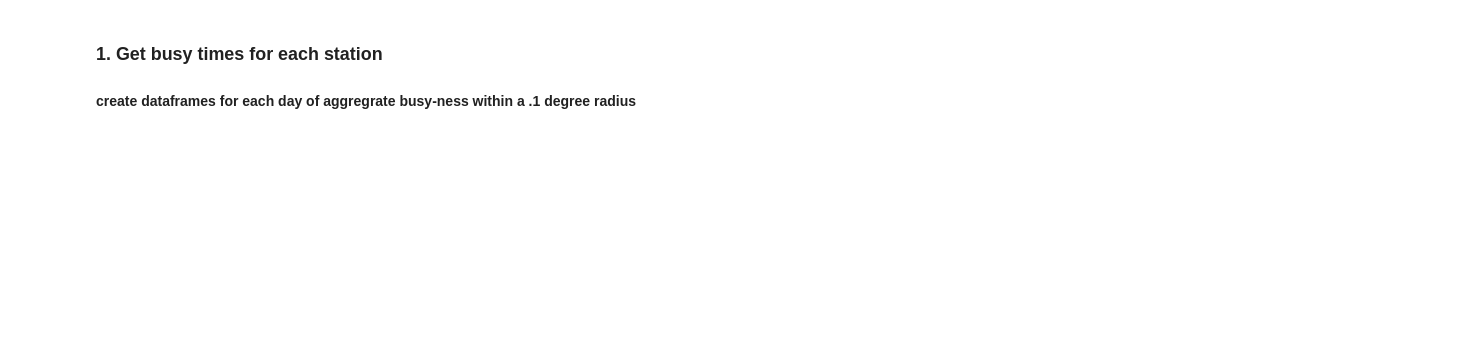
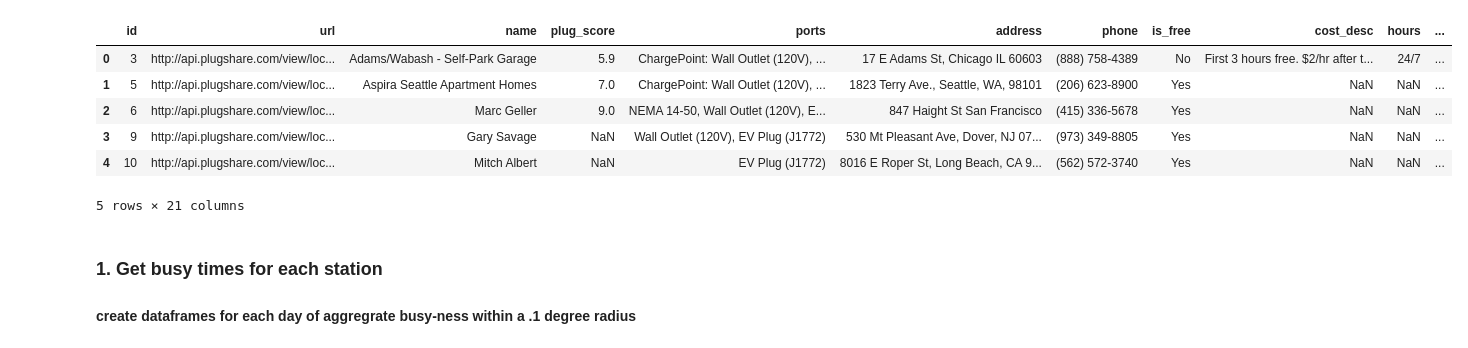
Before and after one commit to carriage/populartimes, a Jupyter notebook: popular_times_statistics.ipynb, the cells around one changed output. Drawn from its saved outputs; the diff is of its cells as text; code cells hidden in the pictures; blank space fills up the shorter version.

```diff
--- a/popular_times_statistics.ipynb
+++ b/popular_times_statistics.ipynb
@@ -12,8 +13,0 @@ from googleplaces import GooglePlaces, types, lang
-# %%
-api_key = os.getenv("GOOGLE_API_KEY")
-test_address = "1018 Campus Drive, Stanford, CA 94305, USA"
-test_address_2 = "125 Precita Ave, Moss Beach, CA 94038, USA"
-test_address_3 = "425 S Main St, Ann Arbor MI 48104"
-types = ["establishment"]
-p1 = (37.220627, -122.369142)
-p2 = (37.230627, -122.359142)
@@ -69,3 +31,31 @@ print(alt_id[7]['populartimes'][6]['data'])
+# %%
+def filterPorts(x):
+    port_count = len(str(x).replace('|', ',').split(','))
+    return port_count
+
+def coord_p2(x):
+    p2 = float(x) + 0.005
+    return p2
+
+def coord_p1(x):
+    p1 = float(x) - 0.005
+    return p1
+# %%
+stationDF['port_count'] = stationDF['ports'].apply(filterPorts)
+stationDF['p1_latitude'] = stationDF['latitude'].apply(coord_p1)
+stationDF['p1_longitude'] = stationDF['longitude'].apply(coord_p1)
+stationDF['p2_latitude'] = stationDF['latitude'].apply(coord_p2)
+stationDF['p2_longitude'] = stationDF['longitude'].apply(coord_p2)
+# %%
+stationDF.head()
+# %% [output]
+|  | id | url | name | plug_score | ports | address | phone | is_free | cost_desc | hours | ... |
+| 0 | 3 | http://api.plugshare.com/view/loc... | Adams/Wabash - Self-Park Garage | 5.9 | ChargePoint: Wall Outlet (120V), ... | 17 E Adams St, Chicago IL 60603 | (888) 758-4389 | No | First 3 hours free. $2/hr after t... | 24/7 | ... |
+| 1 | 5 | http://api.plugshare.com/view/loc... | Aspira Seattle Apartment Homes | 7.0 | ChargePoint: Wall Outlet (120V), ... | 1823 Terry Ave., Seattle, WA, 98101 | (206) 623-8900 | Yes | NaN | NaN | ... |
+| 2 | 6 | http://api.plugshare.com/view/loc... | Marc Geller | 9.0 | NEMA 14-50, Wall Outlet (120V), E... | 847 Haight St San Francisco | (415) 336-5678 | Yes | NaN | NaN | ... |
+| 3 | 9 | http://api.plugshare.com/view/loc... | Gary Savage | NaN | Wall Outlet (120V), EV Plug (J1772) | 530 Mt Pleasant Ave, Dover, NJ 07... | (973) 349-8805 | Yes | NaN | NaN | ... |
+| 4 | 10 | http://api.plugshare.com/view/loc... | Mitch Albert | NaN | EV Plug (J1772) | 8016 E Roper St, Long Beach, CA 9... | (562) 572-3740 | Yes | NaN | NaN | ... |
+5 rows × 21 columns
 # %% [markdown]
 ### 1. Get busy times for each station
 #### create dataframes for each day of aggregrate busy-ness within a .1 degree radius
```
Also changed, not shown: parts of 49 cells of this notebook, 21 other files.
